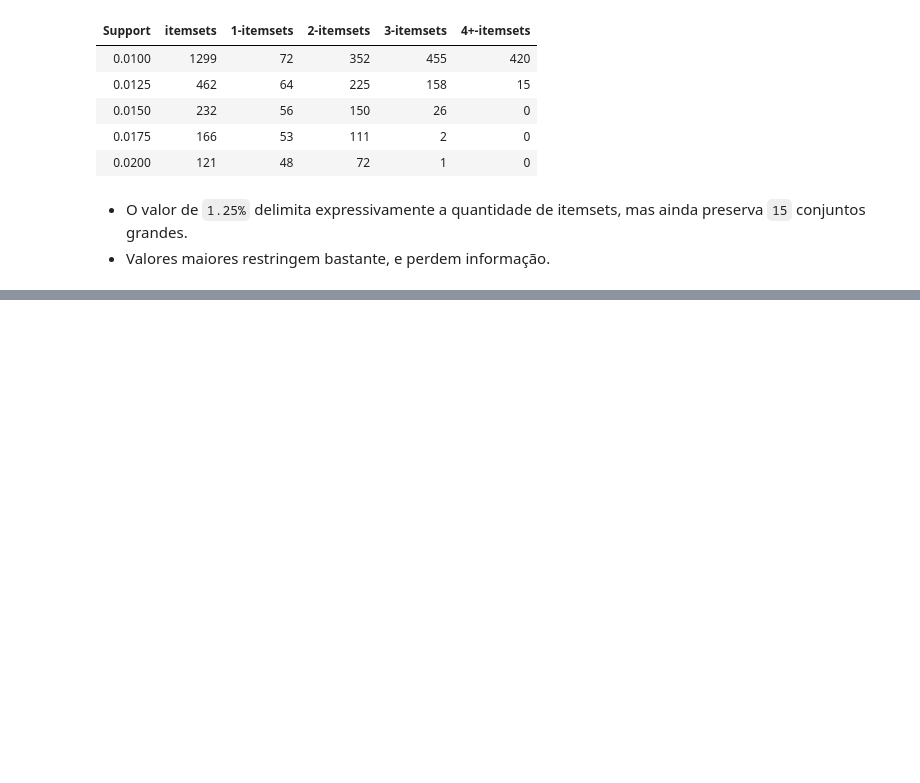
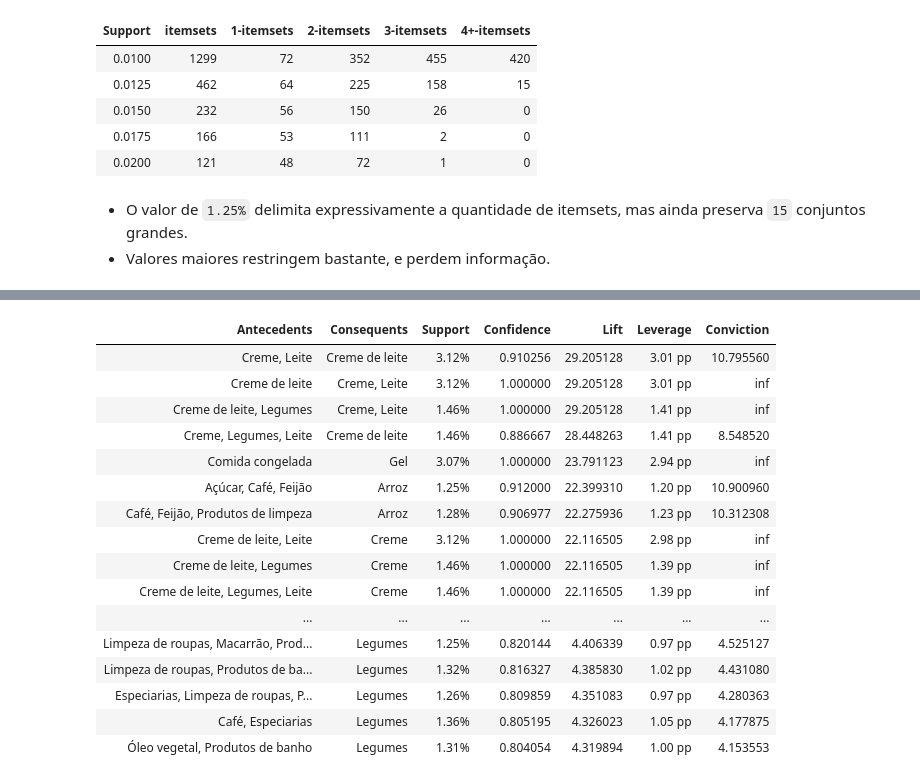
Before and after one commit to gabdumal/data_mining, a Jupyter notebook: assignment_4/main.ipynb, the cells around one changed output, grey strips where cells are left out. Drawn from its saved outputs; the diff is of its cells as text; code cells hidden in the pictures; blank space fills up the shorter version.

```diff
--- a/assignment_4/main.ipynb
+++ b/assignment_4/main.ipynb
@@ -295,0 +374,29 @@ Apenas algumas linhas foram selecionadas, para demonstração.
+# %%
+rules = association_rules(
+    itemsets,
+    metric="confidence",
+    min_threshold=0.8,
+).sort_values(
+    by="lift",
+    ascending=False,
+)
+
+display_rule_analysis(rules)
+# %% [output]
+| Antecedents | Consequents | Support | Confidence | Lift | Leverage | Conviction |
+| Creme, Leite | Creme de leite | 3.12% | 0.910256 | 29.205128 | 3.01 pp | 10.795560 |
+| Creme de leite | Creme, Leite | 3.12% | 1.000000 | 29.205128 | 3.01 pp | inf |
+| Creme de leite, Legumes | Creme, Leite | 1.46% | 1.000000 | 29.205128 | 1.41 pp | inf |
+| Creme, Legumes, Leite | Creme de leite | 1.46% | 0.886667 | 28.448263 | 1.41 pp | 8.548520 |
+| Comida congelada | Gel | 3.07% | 1.000000 | 23.791123 | 2.94 pp | inf |
+| Açúcar, Café, Feijão | Arroz | 1.25% | 0.912000 | 22.399310 | 1.20 pp | 10.900960 |
+| Café, Feijão, Produtos de limpeza | Arroz | 1.28% | 0.906977 | 22.275936 | 1.23 pp | 10.312308 |
+| Creme de leite, Leite | Creme | 3.12% | 1.000000 | 22.116505 | 2.98 pp | inf |
+| Creme de leite, Legumes | Creme | 1.46% | 1.000000 | 22.116505 | 1.39 pp | inf |
+| Creme de leite, Legumes, Leite | Creme | 1.46% | 1.000000 | 22.116505 | 1.39 pp | inf |
+| ... | ... | ... | ... | ... | ... | ... |
+| Limpeza de roupas, Macarrão, Prod... | Legumes | 1.25% | 0.820144 | 4.406339 | 0.97 pp | 4.525127 |
+| Limpeza de roupas, Produtos de ba... | Legumes | 1.32% | 0.816327 | 4.385830 | 1.02 pp | 4.431080 |
+| Especiarias, Limpeza de roupas, P... | Legumes | 1.26% | 0.809859 | 4.351083 | 0.97 pp | 4.280363 |
+| Café, Especiarias | Legumes | 1.36% | 0.805195 | 4.326023 | 1.05 pp | 4.177875 |
+| Óleo vegetal, Produtos de banho | Legumes | 1.31% | 0.804054 | 4.319894 | 1.00 pp | 4.153553 |
```
Also changed, not shown: parts of 7 cells of this notebook.
